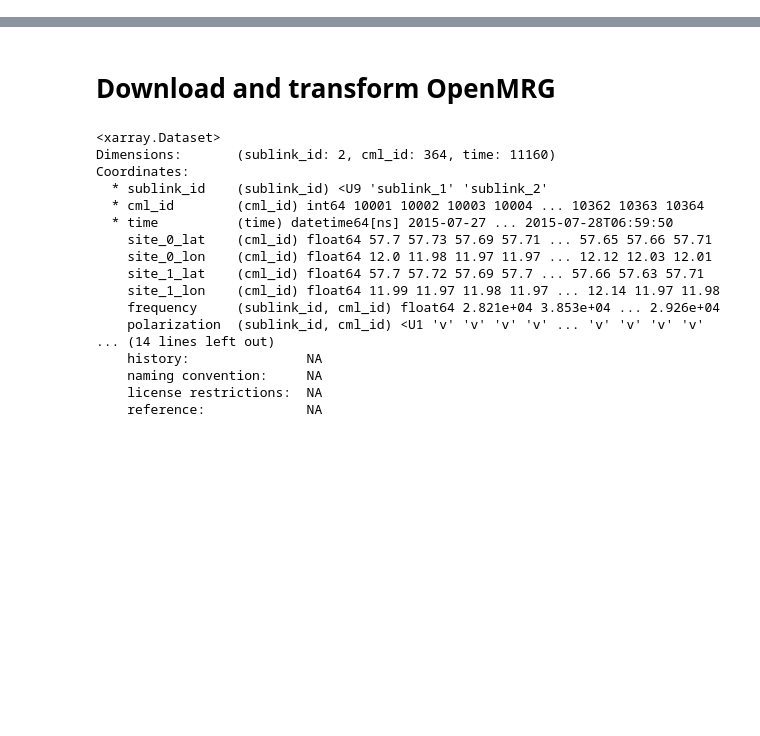
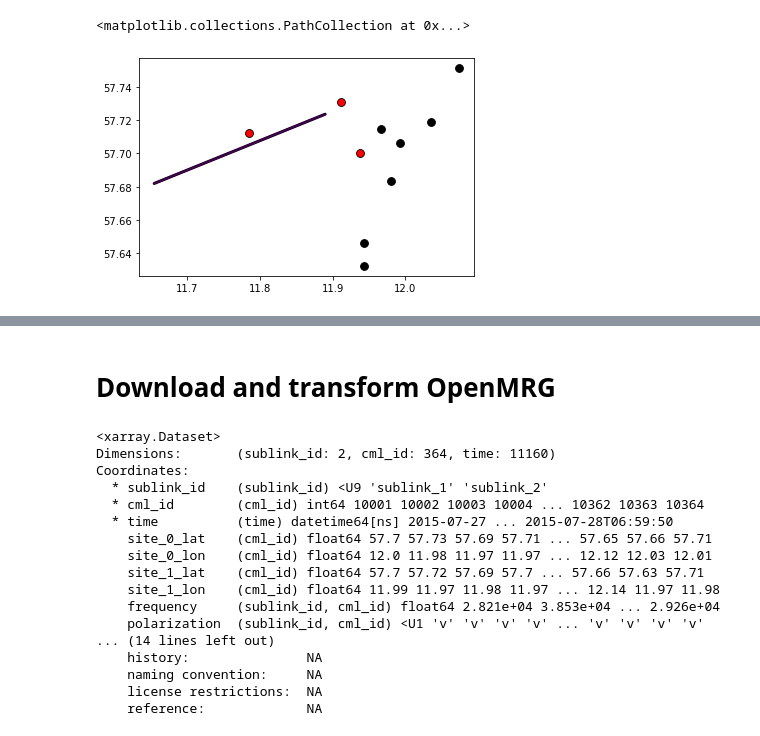
Before and after one commit to cchwala/ragali_prototype, a Jupyter notebook: notebooks/dev_notebooks/christian_dev.ipynb, the cells around one changed output, grey strips where cells are left out. Saved outputs shown, nothing was run; the diff lists cells and outputs as text; code cells hidden in the pictures; blank space fills up the shorter version.

```diff
--- a/notebooks/dev_notebooks/christian_dev.ipynb
+++ b/notebooks/dev_notebooks/christian_dev.ipynb
@@ -8,0 +136,2 @@ import get_datasets
+# %%
+closest_gauges = get_n_closest_gauges(ds_cmls, ds_gauge, n_closest=3)
@@ -8,0 +149,17 @@ import get_datasets
+# %%
+i = 359
+i = 282
+
+plot_map.scatter_line(
+    ds_cmls.isel(cml_id=[i, ]).isel(sublink_id=0).rsl.isel(time=0), vmin=0, vmax=1,
+)
+
+ds_gauges_closest = ds_gauge.sel(station_id=closest_gauges.isel(cml_id=i).station_id.values)
+
+ds_gauges = ds_gauge
+plt.scatter(ds_gauges.lon, ds_gauges.lat, c='k', s=60);
+#plt.scatter(ds_gauges_closest.lon, ds_gauges_closest.lat, c=closest_gauges.isel(cml_id=i).distance);
+plt.scatter(ds_gauges_closest.lon, ds_gauges_closest.lat, c='r')
+# %% [output]
+<matplotlib.collections.PathCollection at 0x...>
+[figure, added]
```
Also changed, not shown: parts of 33 cells of this notebook, 1 other file.
